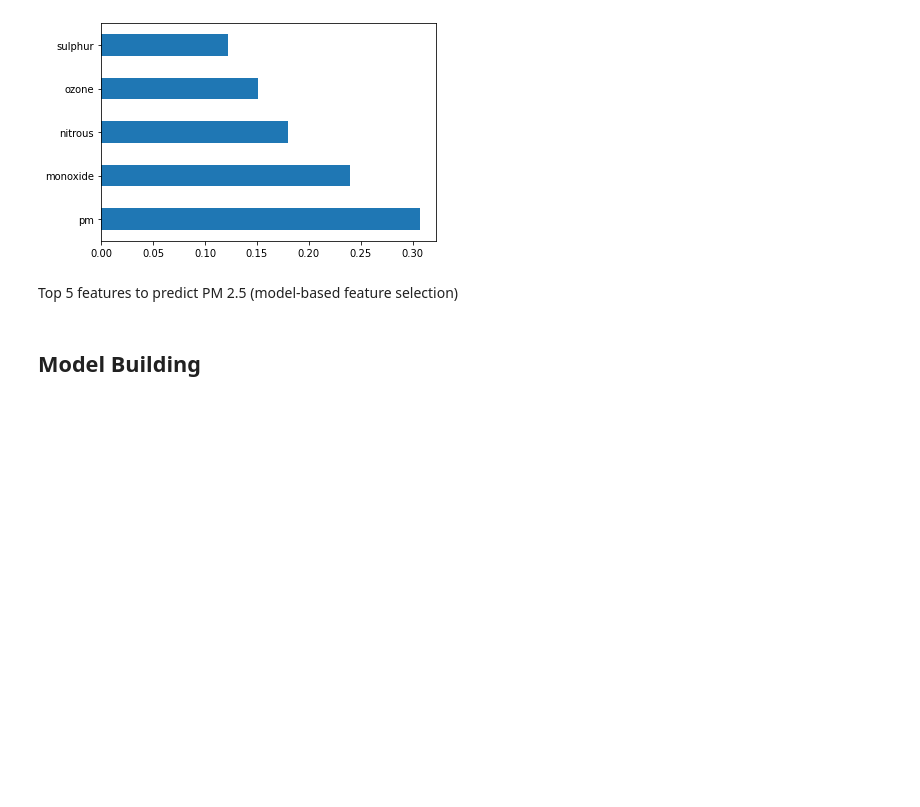
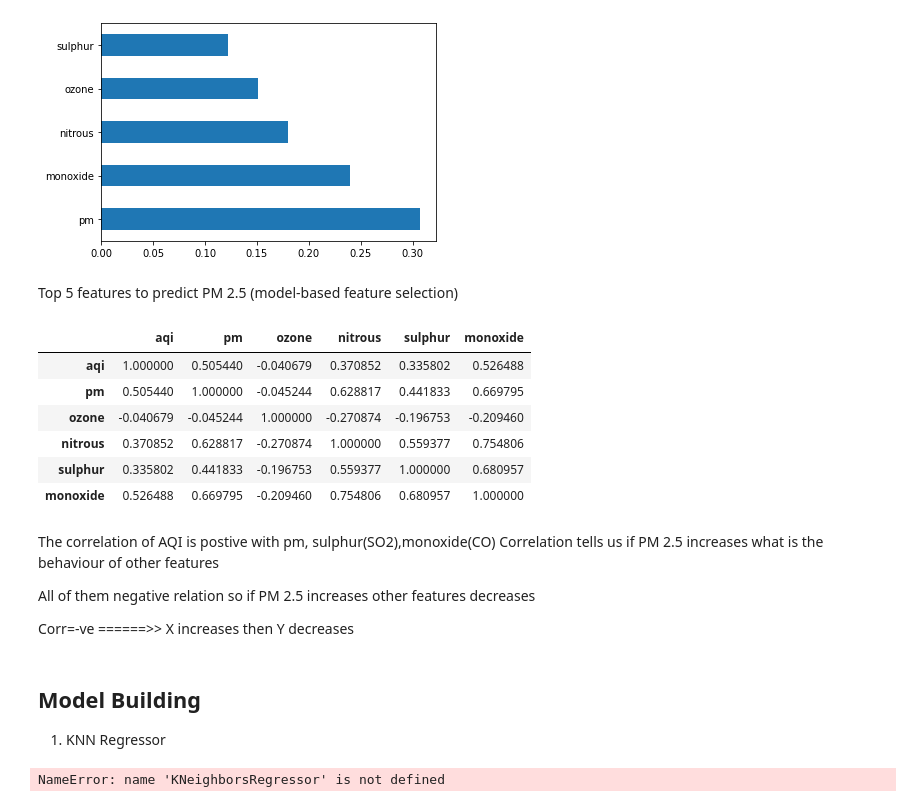
Before and after one commit to RiyaParikh0112/AQI-Prediction-Service, a Jupyter notebook: aqi-prediction-service.ipynb, the cells around one changed output. Drawn from its saved outputs; the diff is of its cells as text; code cells hidden in the pictures; blank space fills up the shorter version.

Commit message:
Kaggle Notebook | AQI Prediction Service | Version 4

```diff
--- a/aqi-prediction-service.ipynb
+++ b/aqi-prediction-service.ipynb
@@ -151,5 +151,45 @@ plt.show()
 [figure]
 # %% [markdown]
 Top 5 features to predict PM 2.5 (model-based feature selection)
+# %%
+data.corr()
+# %% [output]
+|  | aqi | pm | ozone | nitrous | sulphur | monoxide |
+| aqi | 1.000000 | 0.505440 | -0.040679 | 0.370852 | 0.335802 | 0.526488 |
+| pm | 0.505440 | 1.000000 | -0.045244 | 0.628817 | 0.441833 | 0.669795 |
+| ozone | -0.040679 | -0.045244 | 1.000000 | -0.270874 | -0.196753 | -0.209460 |
+| nitrous | 0.370852 | 0.628817 | -0.270874 | 1.000000 | 0.559377 | 0.754806 |
+| sulphur | 0.335802 | 0.441833 | -0.196753 | 0.559377 | 1.000000 | 0.680957 |
+| monoxide | 0.526488 | 0.669795 | -0.209460 | 0.754806 | 0.680957 | 1.000000 |
+# %% [markdown]
+The correlation of AQI is postive with pm, sulphur(SO2),monoxide(CO)
+Correlation tells us if PM 2.5 increases what is the behaviour of other features
+
+All of them negative relation so if PM 2.5 increases other features decreases
+
+Corr=-ve ======>> X increases then Y decreases
 # %% [markdown]
 ## Model Building
+
+1. KNN Regressor
+# %%
+# weighted knn
+weighted_tuned_reg = KNeighborsRegressor(n_neighbors=17,weights='distance')
+weighted_tuned_reg.fit(X_train,y_train)
+weighted_tuned_reg.score(X_train,y_train)
+
+# performance of model on test dataset
+weighted_tuned_reg.score(X_test,y_test)
+# cross validation
+from sklearn.model_selection import cross_val_score
+score=cross_val_score(weighted_tuned_reg,X,y,cv=5)
+# cross validation perfomance
+score.mean()
+
+# Model evalutation
+prediction=weighted_tuned_reg.predict(X_test)
+# Comparing predicted PM2.5 and labeld PM 2.5
+plt.scatter(y_test,prediction)
+print('MSE:', metrics.mean_squared_error(y_test, prediction))
+# %% [output]
+NameError: name 'KNeighborsRegressor' is not defined
```
